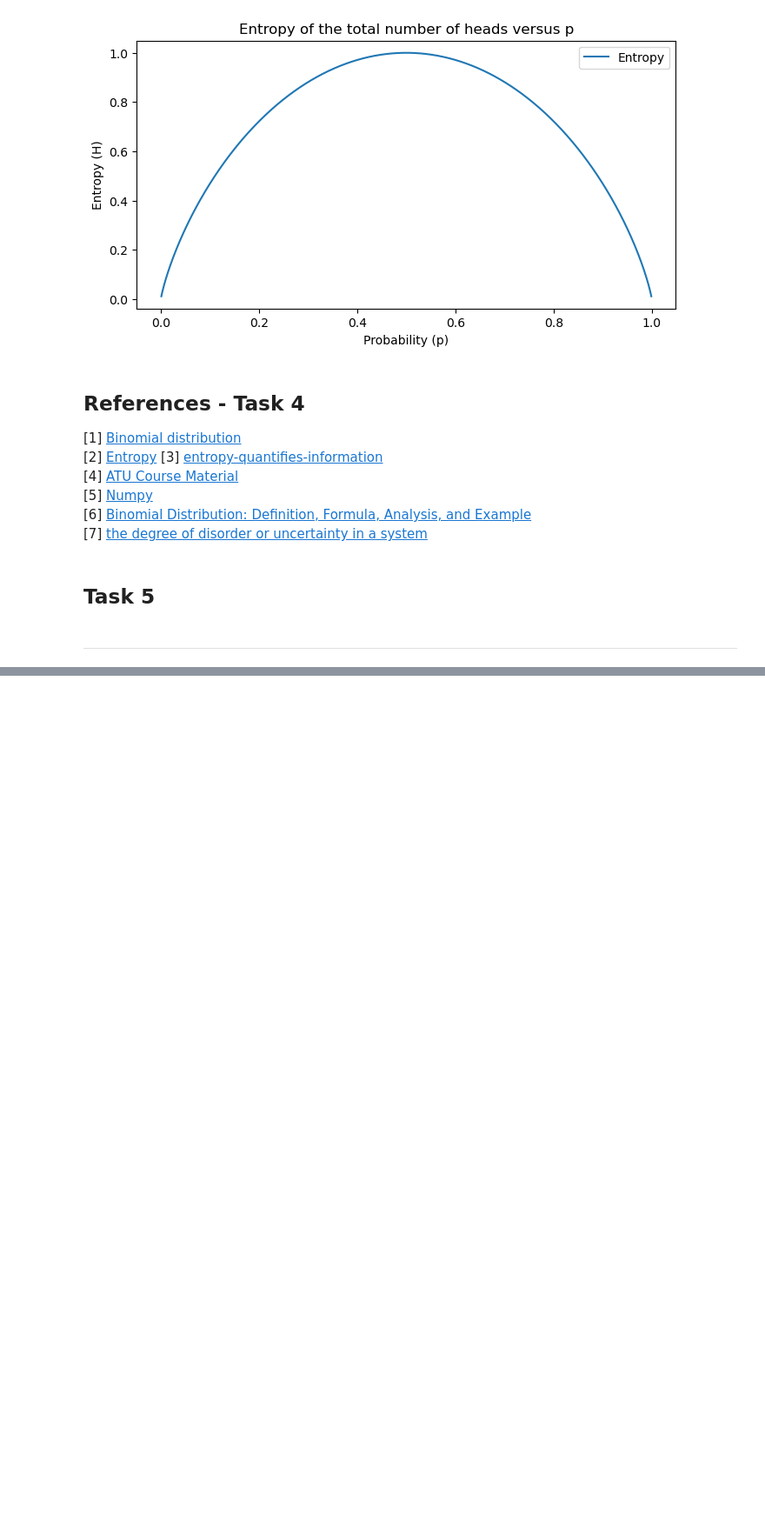
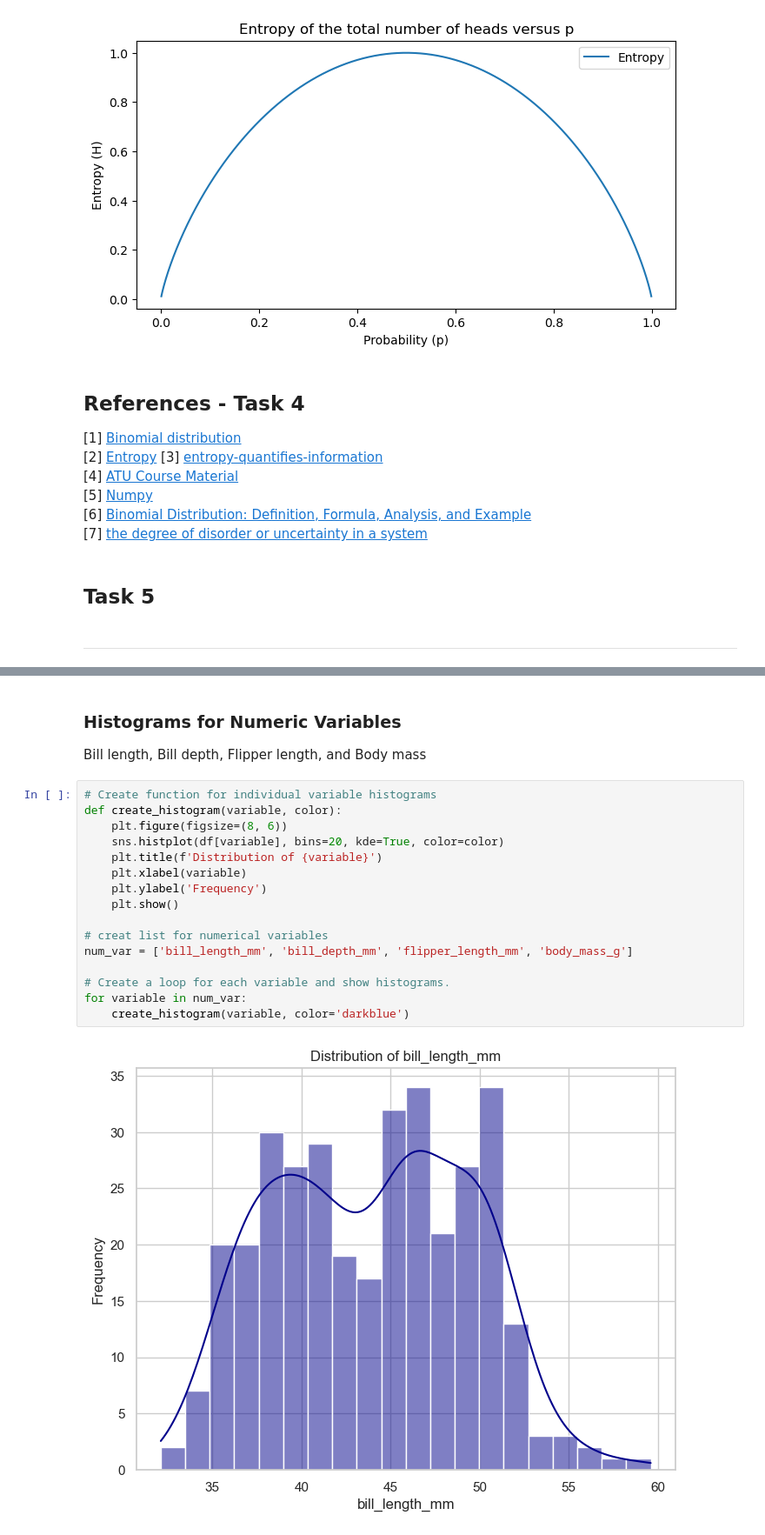
Before and after one commit to conortierney/fund-data-project, a Jupyter notebook: tasks.ipynb, the cells around one changed output, grey strips where cells are left out. Shown at 87% size. Cells and saved outputs as stored; diff of their text form; blank space fills up the shorter version.

```diff
--- a/tasks.ipynb
+++ b/tasks.ipynb
@@ -322,0 +412,21 @@ plt.show()
+# %% [markdown]
+### Histograms for Numeric Variables
+Bill length, Bill depth, Flipper length, and Body mass
+# %%
+# Create function for individual variable histograms
+def create_histogram(variable, color):
+    plt.figure(figsize=(8, 6))
+    sns.histplot(df[variable], bins=20, kde=True, color=color)
+    plt.title(f'Distribution of {variable}')
+    plt.xlabel(variable)
+    plt.ylabel('Frequency')
+    plt.show()
+
+# creat list for numerical variables
+num_var = ['bill_length_mm', 'bill_depth_mm', 'flipper_length_mm', 'body_mass_g']
+
+# Create a loop for each variable and show histograms.
+for variable in num_var:
+    create_histogram(variable, color='darkblue')
+# %% [output]
+[figure, added]
```
Also changed, not shown: parts of 13 cells of this notebook, 3 other files.
